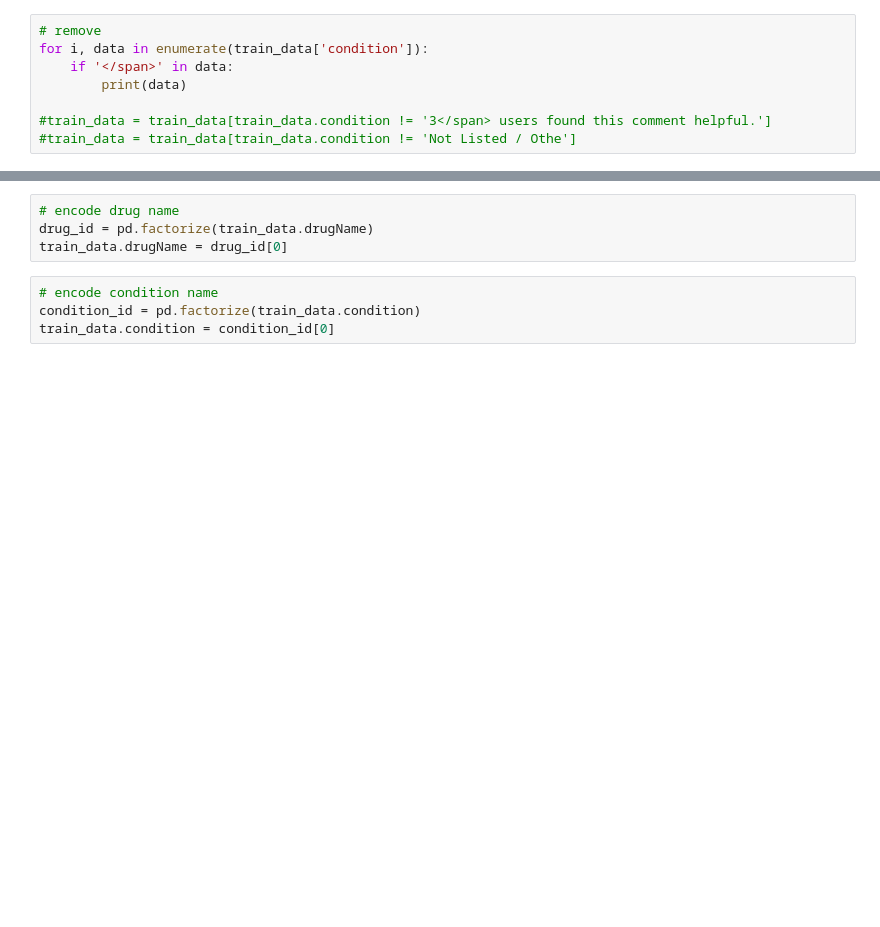
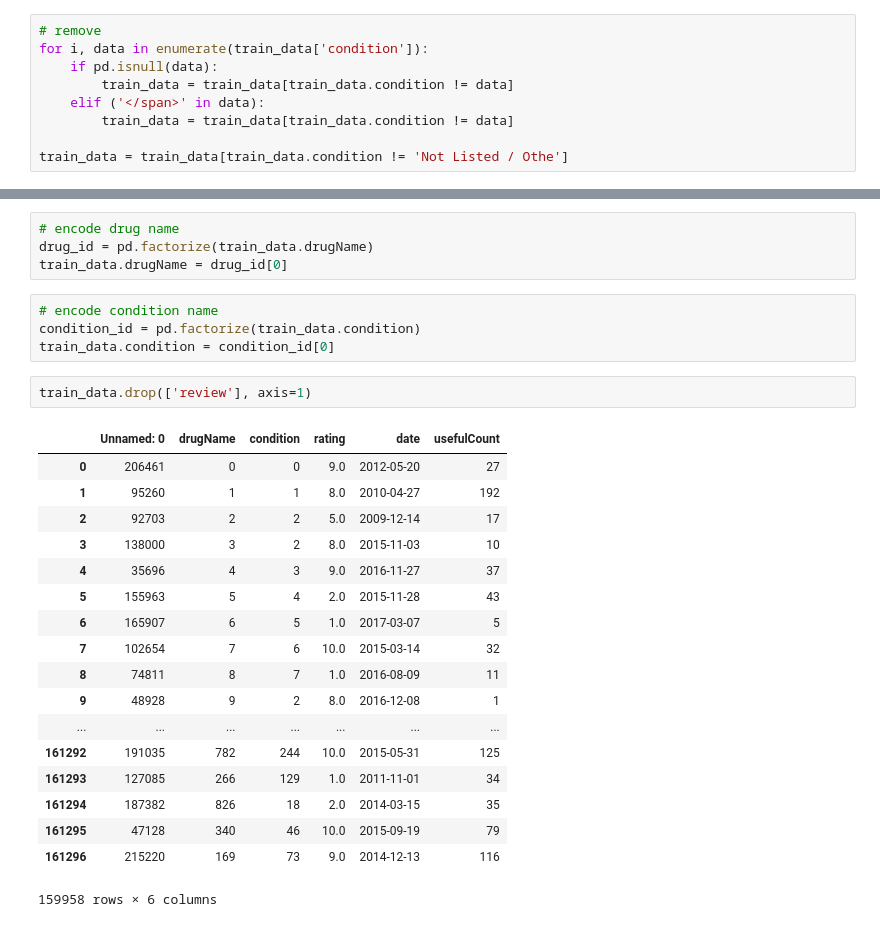
Before and after one commit to ginedoc/FDA_HW4, a Jupyter notebook: DrugReview.ipynb, the cells around one changed output, grey strips where cells are left out. Cells and saved outputs as stored; diff of their text form; blank space fills up the shorter version.

Commit message:
data preprocessing

```diff
--- a/DrugReview.ipynb
+++ b/DrugReview.ipynb
@@ -45,8 +45,9 @@ Text(0.5, 1.0, 'Top20 drugs used condition')
 # %%
 # remove
 for i, data in enumerate(train_data['condition']):
-    if '</span>' in data:
-        print(data)
+    if pd.isnull(data):
+        train_data = train_data[train_data.condition != data]
+    elif ('</span>' in data):
+        train_data = train_data[train_data.condition != data]
 
-#train_data = train_data[train_data.condition != '3</span> users found this comment helpful.']
-#train_data = train_data[train_data.condition != 'Not Listed / Othe']
+train_data = train_data[train_data.condition != 'Not Listed / Othe']
@@ -94,3 +93,24 @@ train_data.drugName = drug_id[0]
 # encode condition name
 condition_id = pd.factorize(train_data.condition)
 train_data.condition = condition_id[0]
+# %%
+train_data.drop(['review'], axis=1)
+# %% [output]
+|  | Unnamed: 0 | drugName | condition | rating | date | usefulCount |
+| 0 | 206461 | 0 | 0 | 9.0 | 2012-05-20 | 27 |
+| 1 | 95260 | 1 | 1 | 8.0 | 2010-04-27 | 192 |
+| 2 | 92703 | 2 | 2 | 5.0 | 2009-12-14 | 17 |
+| 3 | 138000 | 3 | 2 | 8.0 | 2015-11-03 | 10 |
+| 4 | 35696 | 4 | 3 | 9.0 | 2016-11-27 | 37 |
+| 5 | 155963 | 5 | 4 | 2.0 | 2015-11-28 | 43 |
+| 6 | 165907 | 6 | 5 | 1.0 | 2017-03-07 | 5 |
+| 7 | 102654 | 7 | 6 | 10.0 | 2015-03-14 | 32 |
+| 8 | 74811 | 8 | 7 | 1.0 | 2016-08-09 | 11 |
+| 9 | 48928 | 9 | 2 | 8.0 | 2016-12-08 | 1 |
+| ... | ... | ... | ... | ... | ... | ... |
+| 161292 | 191035 | 782 | 244 | 10.0 | 2015-05-31 | 125 |
+| 161293 | 127085 | 266 | 129 | 1.0 | 2011-11-01 | 34 |
+| 161294 | 187382 | 826 | 18 | 2.0 | 2014-03-15 | 35 |
+| 161295 | 47128 | 340 | 46 | 10.0 | 2015-09-19 | 79 |
+| 161296 | 215220 | 169 | 73 | 9.0 | 2014-12-13 | 116 |
+159958 rows × 6 columns
```
Also changed, not shown: parts of 2 cells of this notebook.
